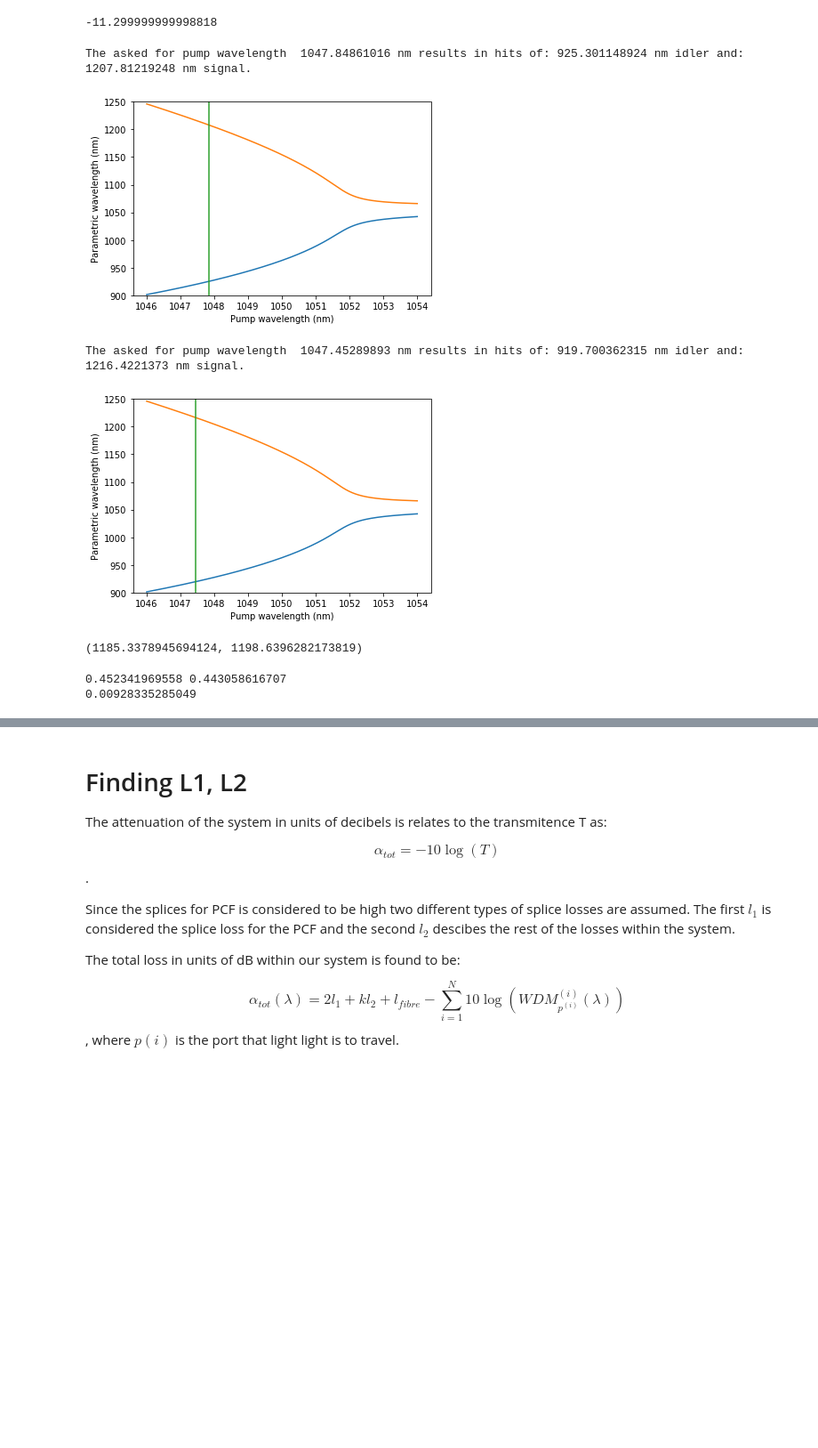
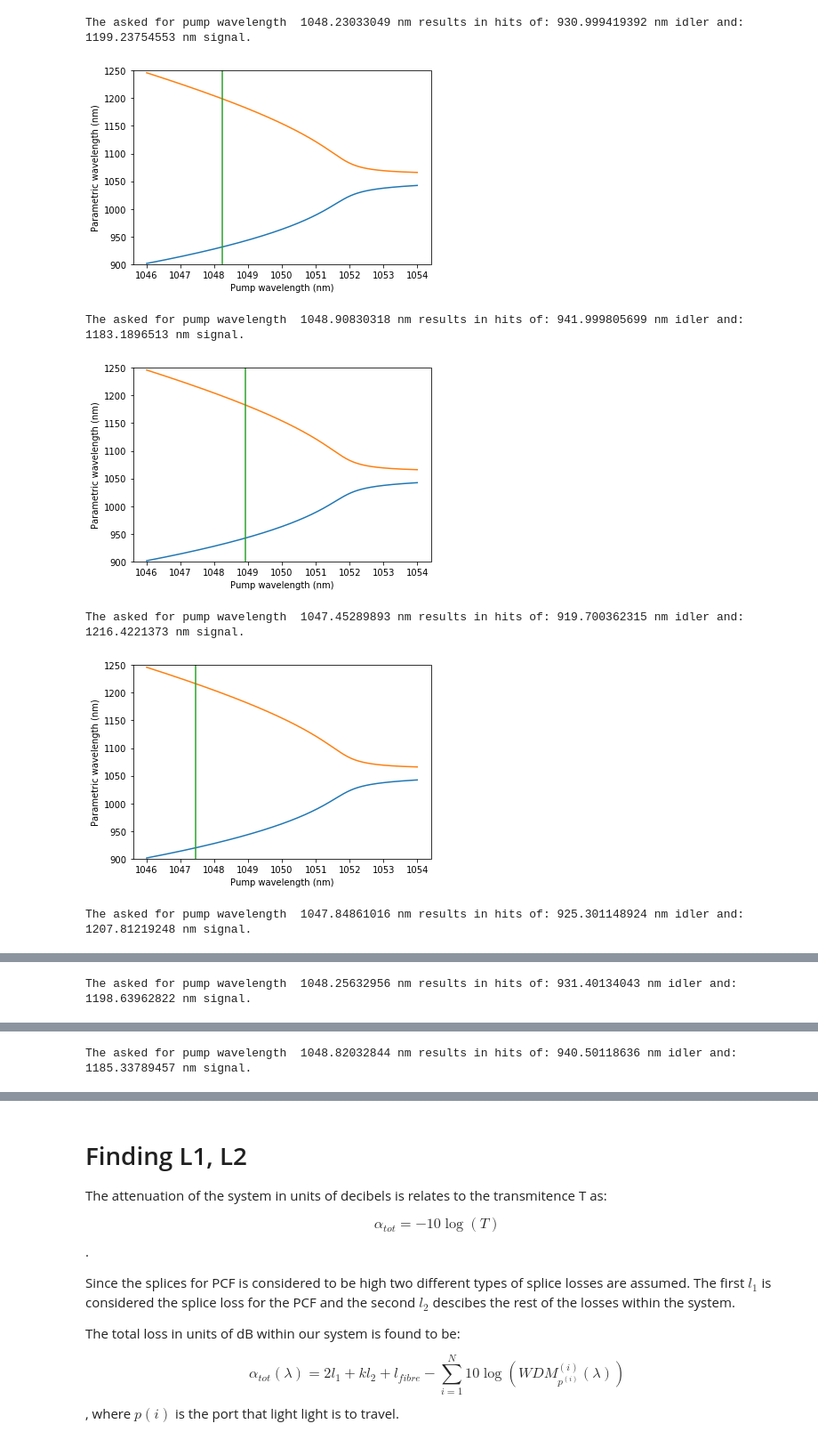
Before and after one commit to ibegleris/w-fopo, a Jupyter notebook: Dispersions_wavelength_finder.ipynb, the cells around one changed output, grey strips where cells are left out. Shown at 89% size. Cells and saved outputs as stored; diff of their text form; code cells hidden in the pictures; blank space fills up the shorter version.

```diff
--- a/Dispersions_wavelength_finder.ipynb
+++ b/Dispersions_wavelength_finder.ipynb
@@ -104,23 +106,3 @@ beta5 = 3.671*1e-7*(1e-12)**5*1e-3
 betas_or = np.array([[0, 0, 0, 6.756e-2*(1e-12)**3, -1.002e-4*(1e-12)**4, 3.671e-7*(1e-12)**5]])*1e-3
 lamda_fast, lamda_slow = 1052.95e-9, 1051.85e-9
 lamda0 =  lamda_slow
-# %%
-from scipy.optimize import fsolve
-pump_tot = []
-sol = fsolve(find_dlami,1050e-9, args = (925.3e-9,lamda0, betas_or))[0]
-pump_tot.append(sol)
-sol = fsolve(find_dlami,1050e-9, args = (919.7e-9,lamda0, betas_or))[0]
-pump_tot.append(sol)
-find_dlami(sol,931e-9, lamda0, betas_or)
-
-#c = plot(sol)[2]
-#sol_tot += (c,)
-# %% [output]
--11.299999999998818
-# %%
-sol_tot = ()
-ccc = plot(pump_tot[0])[2]
-sol_tot += (ccc,)
-# %% [output]
-The asked for pump wavelength  1047.84861016 nm results in hits of: 925.301148924 nm idler and: 1207.81219248 nm signal.
-[figure, removed]
@@ -134,16 +109,22 @@ import matplotlib.pyplot as plt
-# %%
-ccc = plot(pump_tot[1])[2]
-sol_tot += (ccc,)
-# %% [output]
-The asked for pump wavelength  1047.45289893 nm results in hits of: 919.700362315 nm idler and: 1216.4221373 nm signal.
-[figure, removed]
-# %%
-sol_tot
-# %% [output]
-(1185.3378945694124, 1198.6396282173819)
-# %%
-print(totalT(sol_tot[0],l1, l2), totalT(sol_tot[1],l1, l2))
-print(totalT(sol_tot[0],l1, l2) -  totalT(sol_tot[1],l1, l2))
-# %% [output]
-0.452341969558 0.443058616707
-0.00928335285049
+# %%
+
+pump_tot = []
+lams_tot = ()
+lami_search_vec = [931, 942,919.7,925.3,931.4,940.5,930,940]
+for i, lami_search in enumerate(lami_search_vec):
+    sol = fsolve(find_dlami,1050e-9, args = (lami_search*1e-9,lamda0, betas_or))[0]
+    pump_tot.append(sol)
+
+    find_dlami(sol,931e-9, lamda0, betas_or)
+    ccc = plot(pump_tot[i])[2]
+    lams_tot += (ccc,)
+#c = plot(sol)[2]
+pump_tot = [i * 1e9 for i in pump_tot]
+# %% [output]
+The asked for pump wavelength  1048.23033049 nm results in hits of: 930.999419392 nm idler and: 1199.23754553 nm signal.
+[figure, added]
+The asked for pump wavelength  1048.90830318 nm results in hits of: 941.999805699 nm idler and: 1183.1896513 nm signal.
+[figure, added]
+The asked for pump wavelength  1047.45289893 nm results in hits of: 919.700362315 nm idler and: 1216.4221373 nm signal.
+[figure, added]
+The asked for pump wavelength  1047.84861016 nm results in hits of: 925.301148924 nm idler and: 1207.81219248 nm signal.
@@ -149,0 +132 @@ print(totalT(sol_tot[0],l1, l2) -  totalT(sol_tot[1],l1, l2))
+The asked for pump wavelength  1048.25632956 nm results in hits of: 931.40134043 nm idler and: 1198.63962822 nm signal.
@@ -149,0 +134 @@ print(totalT(sol_tot[0],l1, l2) -  totalT(sol_tot[1],l1, l2))
+The asked for pump wavelength  1048.82032844 nm results in hits of: 940.50118636 nm idler and: 1185.33789457 nm signal.
```
Also changed, not shown: parts of 6 cells of this notebook, 8 other files.
